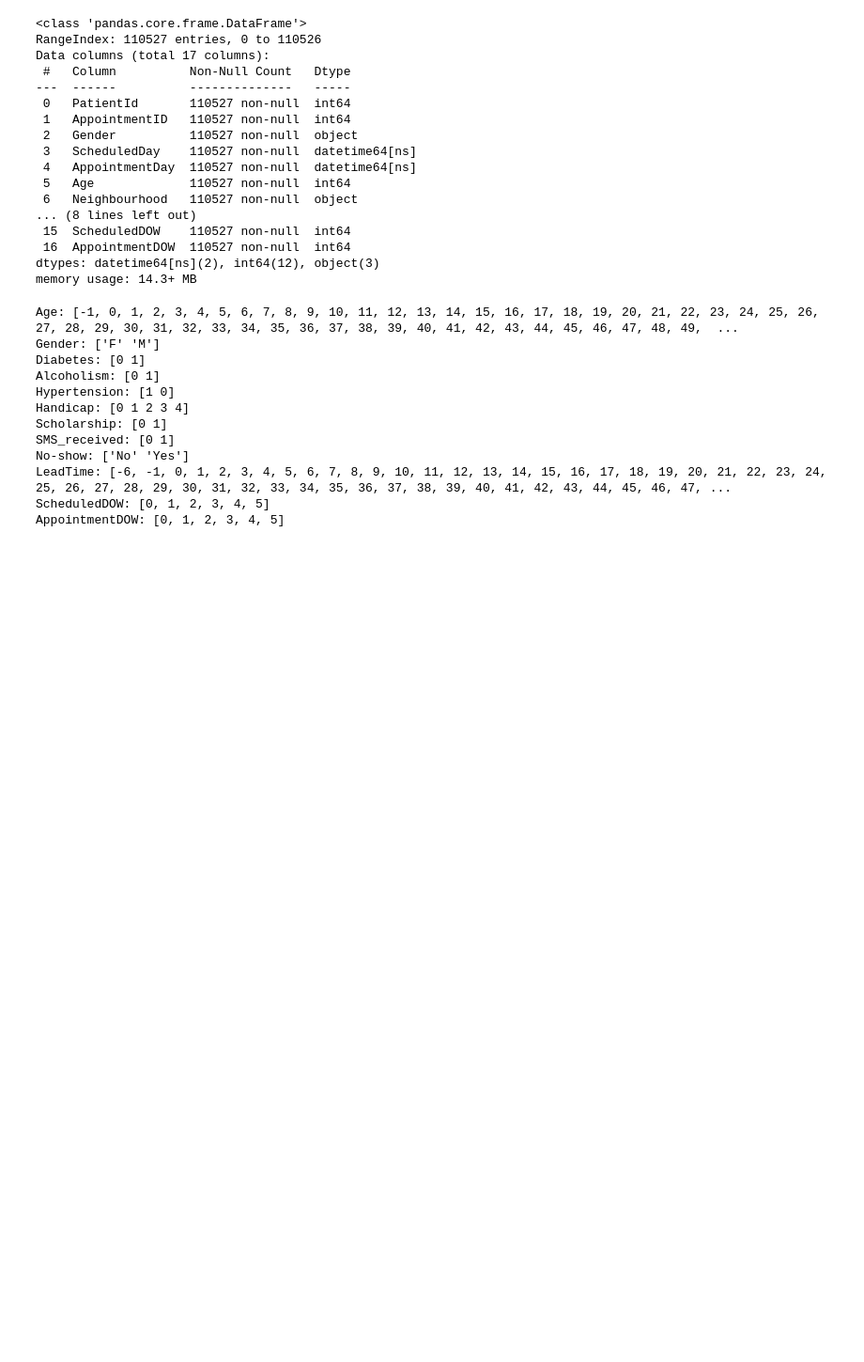
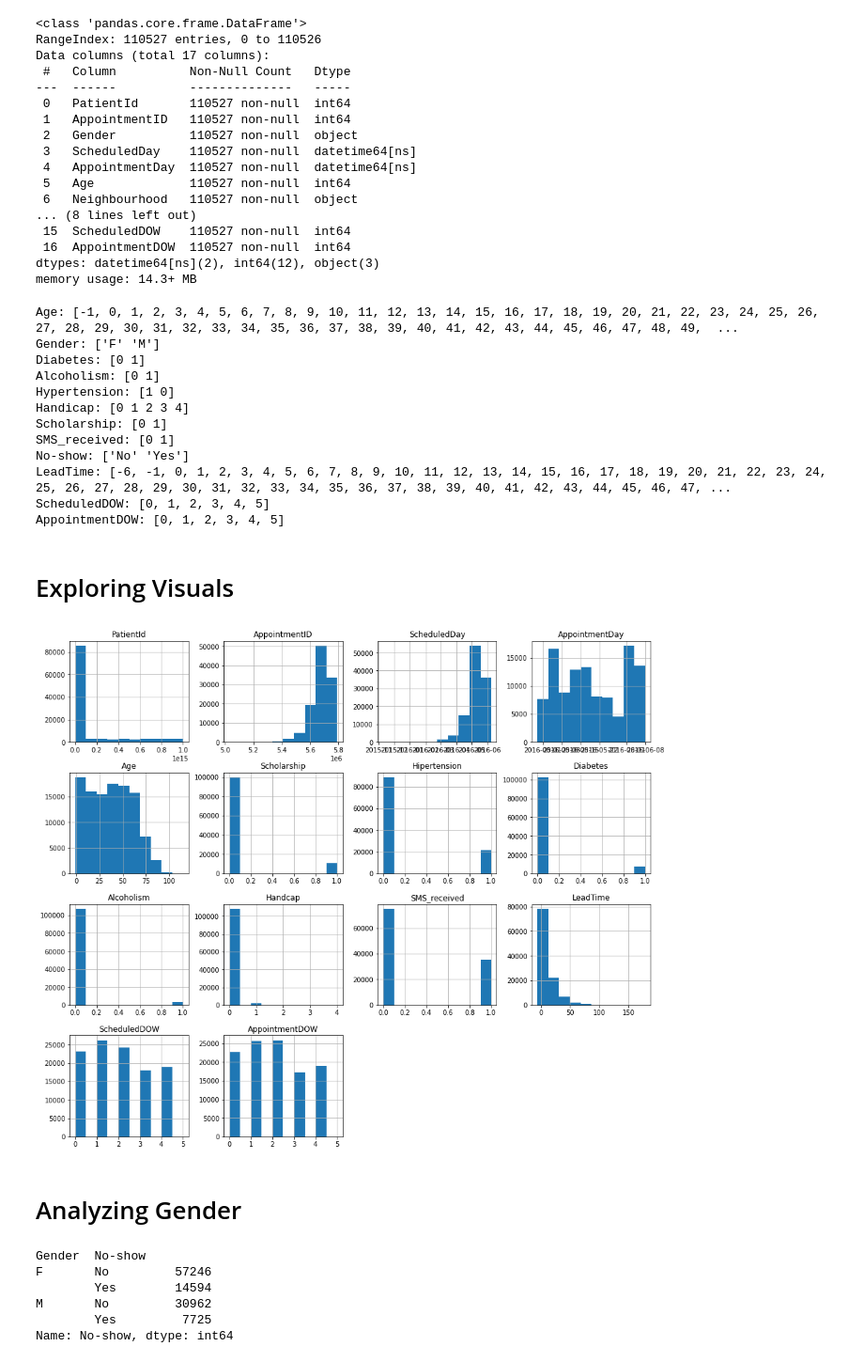
Before and after one commit to aaronschnider/medical-appointment-no-shows, a Jupyter notebook: 1. Initial Observations.ipynb, the cells around one changed output. Shown: that part at 94% size. Drawn from its saved outputs; the diff is of its cells as text; code cells hidden in the pictures; blank space fills up the shorter version.

```diff
--- a/1. Initial Observations.ipynb
+++ b/1. Initial Observations.ipynb
@@ -346,3 +348,22 @@ No-show: ['No' 'Yes']
 LeadTime: [-6, -1, 0, 1, 2, 3, 4, 5, 6, 7, 8, 9, 10, 11, 12, 13, 14, 15, 16, 17, 18, 19, 20, 21, 22, 23, 24, 25, 26, 27, 28, 29, 30, 31, 32, 33, 34, 35, 36, 37, 38, 39, 40, 41, 42, 43, 44, 45, 46, 47, ...
 ScheduledDOW: [0, 1, 2, 3, 4, 5]
 AppointmentDOW: [0, 1, 2, 3, 4, 5]
+# %% [markdown]
+# Exploring Visuals
+# %%
+df.hist(figsize=(16,14));
+# %% [output]
+[figure, added]
+# %% [markdown]
+# Analyzing Gender
+# %%
+# Group by gender and count the visits vs no-shows
+gender_data = df.groupby('Gender')["No-show"].value_counts()
+gender_data
+# %% [output]
+Gender  No-show
+F       No         57246
+        Yes        14594
+M       No         30962
+        Yes         7725
+Name: No-show, dtype: int64
```
Also changed, not shown: parts of 2 cells of this notebook, 2 other files.
